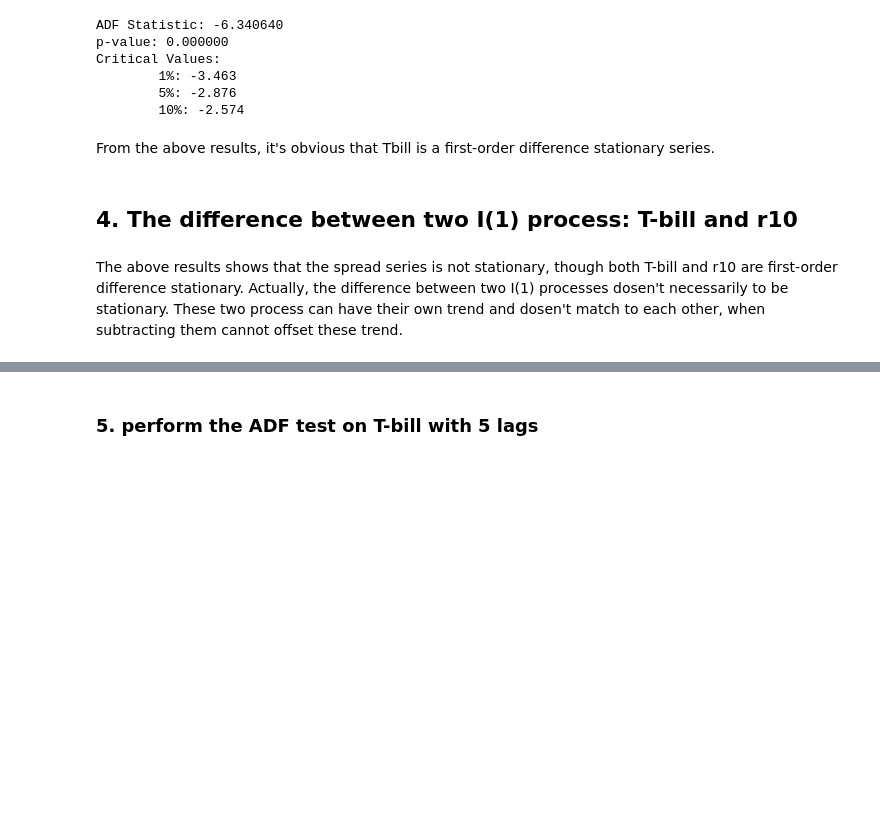
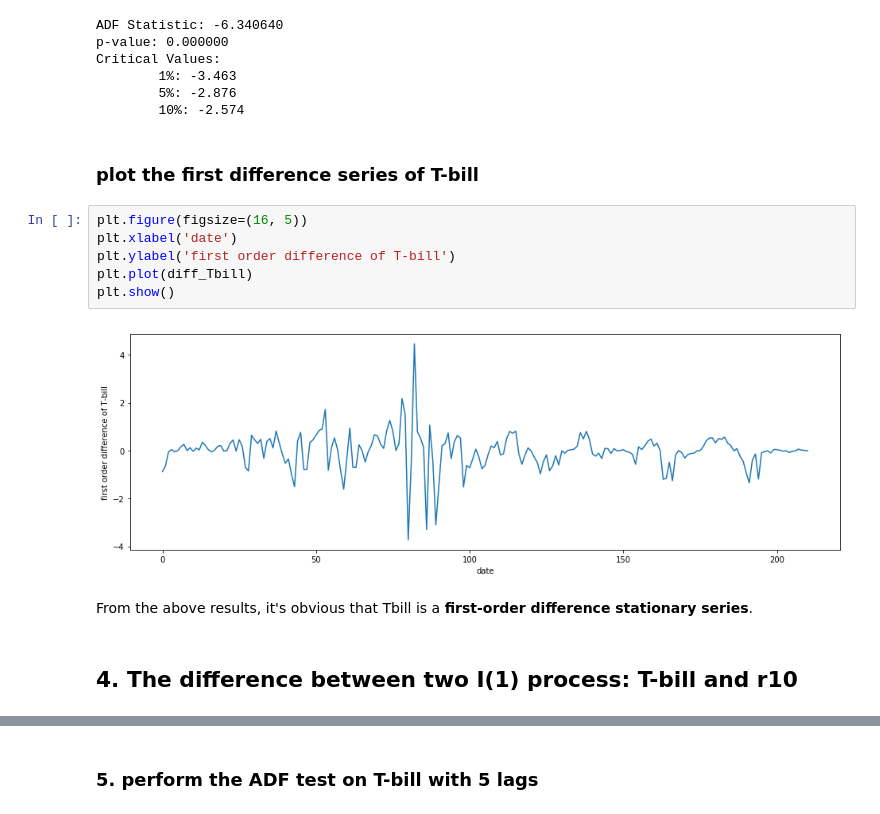
Before and after one commit to XiaoqianZhu1997/HSG_exchange_courses, a Jupyter notebook: TSE/hw2.ipynb, the cells around one changed output, grey strips where cells are left out. Saved outputs shown, nothing was run; the diff lists cells and outputs as text; blank space fills up the shorter version.

```diff
--- a/TSE/hw2.ipynb
+++ b/TSE/hw2.ipynb
@@ -228,10 +260,17 @@ Critical Values:
         1%: -3.463
         5%: -2.876
         10%: -2.574
+# %% [markdown]
+### plot the first difference series of T-bill
+# %%
+plt.figure(figsize=(16, 5))
+plt.xlabel('date')
+plt.ylabel('first order difference of T-bill')
+plt.plot(diff_Tbill)
+plt.show()
+# %% [output]
+[figure, added]
 # %% [markdown]
-From the above results, it's obvious that Tbill is a first-order difference stationary series.
+From the above results, it's obvious that Tbill is a **first-order difference stationary series**.
 # %% [markdown]
 ## 4. The difference between two I(1) process: T-bill and r10
-# %% [markdown]
-The above results shows that the spread series is not stationary, though both T-bill and r10 are first-order difference stationary.
-Actually, the difference between two I(1) processes dosen't necessarily to be stationary. These two process can have their own trend and dosen't match to each other, when subtracting them cannot offset these trend.
```
Also changed, not shown: parts of 14 cells of this notebook.
